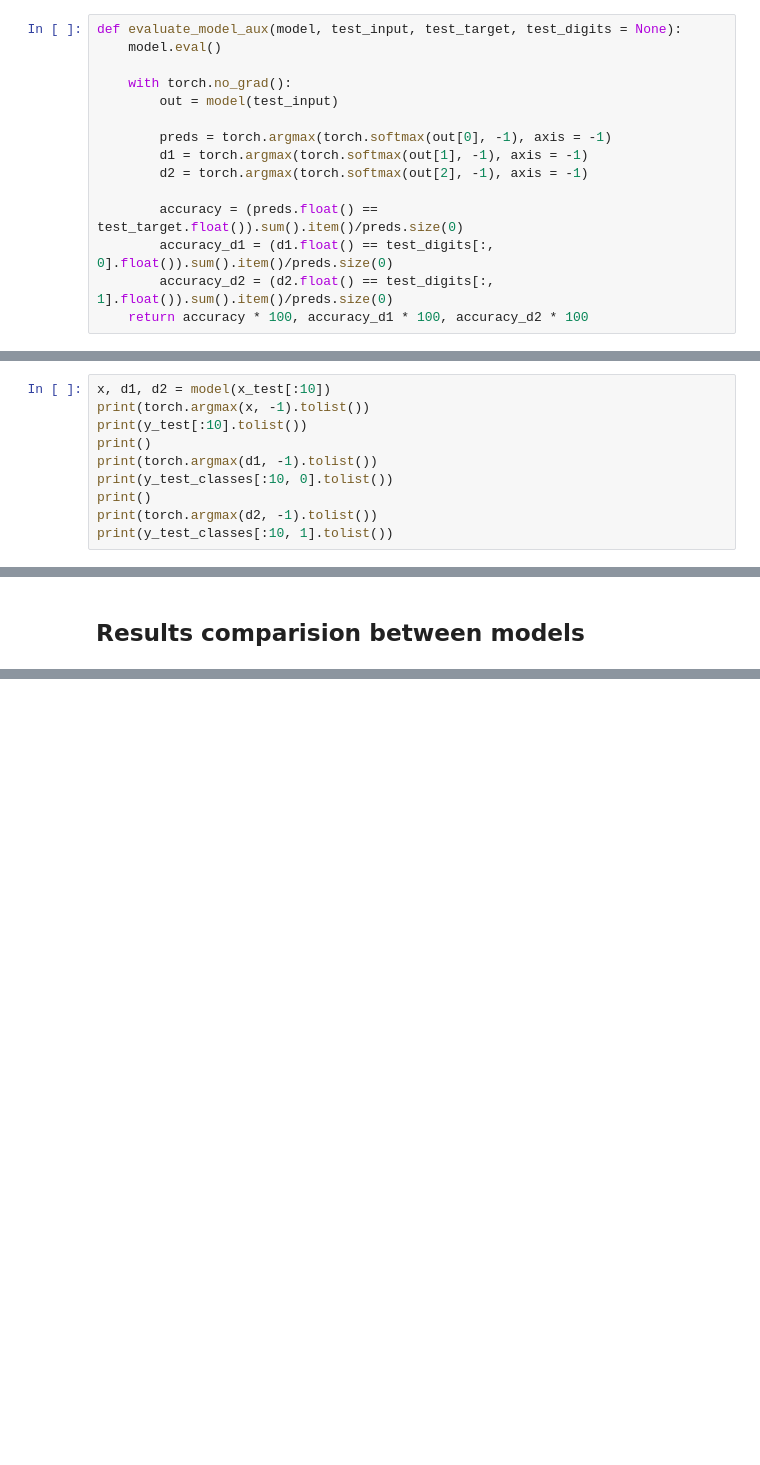
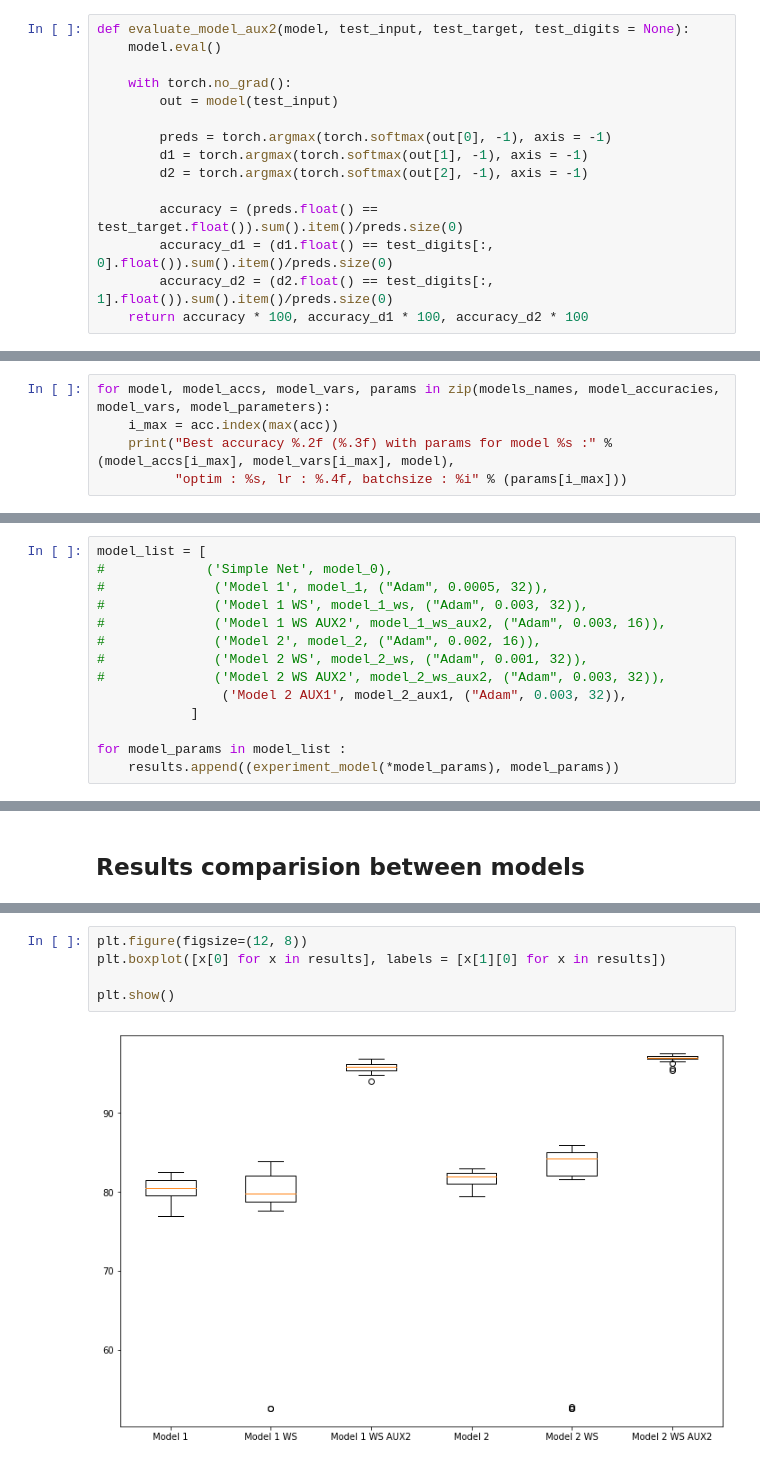
Before and after one commit to antonsold/DL-Project, a Jupyter notebook: Project1.ipynb, the cells around one changed output, grey strips where cells are left out. Saved outputs shown, nothing was run; the diff lists cells and outputs as text; blank space fills up the shorter version.

```diff
--- a/Project1.ipynb
+++ b/Project1.ipynb
@@ -482,5 +530,5 @@ def evaluate_model(model, test_input, test_target):
 # %%
-def evaluate_model_aux(model, test_input, test_target, test_digits = None):
+def evaluate_model_aux2(model, test_input, test_target, test_digits = None):
     model.eval()
 
     with torch.no_grad():
@@ -608,3 +670,8 @@ KeyboardInterrupt:
+# %%
+for model, model_accs, model_vars, params in zip(models_names, model_accuracies, model_vars, model_parameters):
+    i_max = acc.index(max(acc))
+    print("Best accuracy %.2f (%.3f) with params for model %s :" % (model_accs[i_max], model_vars[i_max], model),
+          "optim : %s, lr : %.4f, batchsize : %i" % (params[i_max]))
 # %% [markdown]
 ## Experiment parametrization
 # %%
@@ -694,10 +748,0 @@ KeyboardInterrupt:
-# %%
-x, d1, d2 = model(x_test[:10])
-print(torch.argmax(x, -1).tolist())
-print(y_test[:10].tolist())
-print()
-print(torch.argmax(d1, -1).tolist())
-print(y_test_classes[:10, 0].tolist())
-print()
-print(torch.argmax(d2, -1).tolist())
-print(y_test_classes[:10, 1].tolist())
@@ -712,0 +760,14 @@ print(y_test_classes[:10, 1].tolist())
+# %%
+model_list = [
+#             ('Simple Net', model_0),
+#              ('Model 1', model_1, ("Adam", 0.0005, 32)),
+#              ('Model 1 WS', model_1_ws, ("Adam", 0.003, 32)),
+#              ('Model 1 WS AUX2', model_1_ws_aux2, ("Adam", 0.003, 16)),
+#              ('Model 2', model_2, ("Adam", 0.002, 16)),
+#              ('Model 2 WS', model_2_ws, ("Adam", 0.001, 32)),
+#              ('Model 2 WS AUX2', model_2_ws_aux2, ("Adam", 0.003, 32)),
+                ('Model 2 AUX1', model_2_aux1, ("Adam", 0.003, 32)),
+            ]
+
+for model_params in model_list :
+    results.append((experiment_model(*model_params), model_params))
@@ -720,0 +803,7 @@ plt.show()
+# %%
+plt.figure(figsize=(12, 8))
+plt.boxplot([x[0] for x in results], labels = [x[1][0] for x in results])
+
+plt.show()
+# %% [output]
+[figure, added]
```
Also changed, not shown: parts of 27 cells of this notebook, 1 other file.
